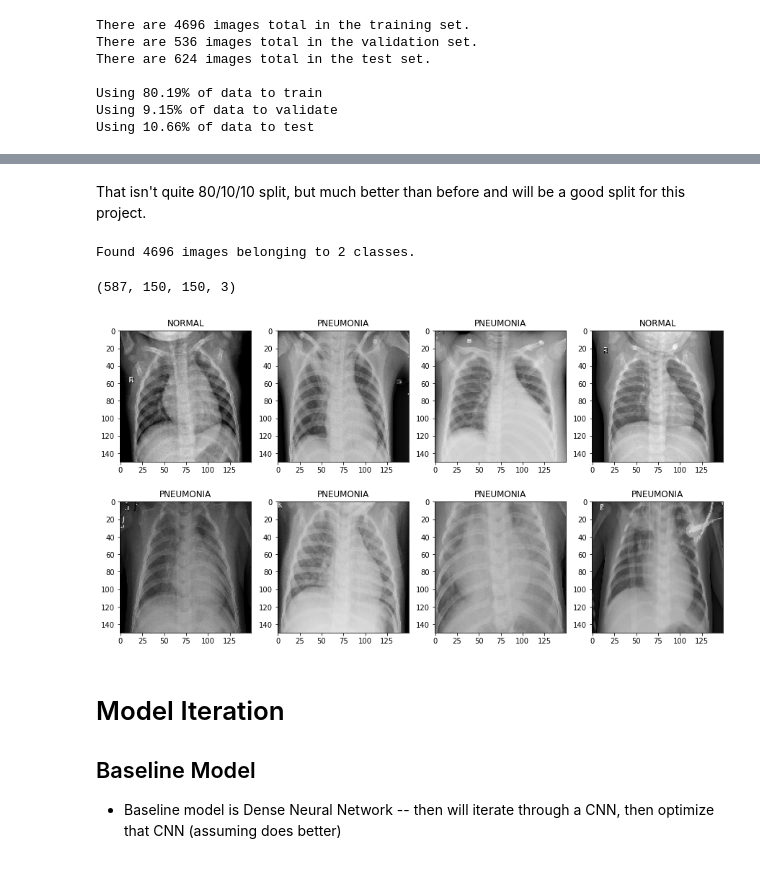
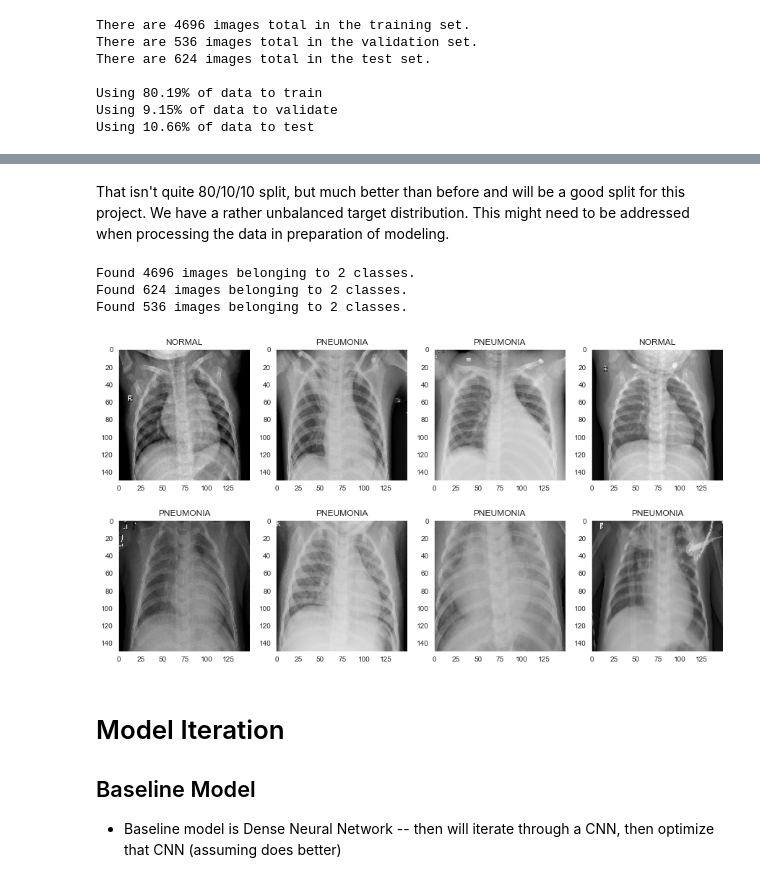
Before and after one commit to Bella3s/xray_image_classification, a Jupyter notebook: index.ipynb, the cells around one changed output, grey strips where cells are left out. Saved outputs shown, nothing was run; the diff lists cells and outputs as text; code cells hidden in the pictures.

Commit message:
model 2

```diff
--- a/index.ipynb
+++ b/index.ipynb
@@ -204,5 +236,5 @@ Using 10.66% of data to test
 # %% [markdown]
-That isn't quite 80/10/10 split, but much better than before and will be a good split for this project.
+That isn't quite 80/10/10 split, but much better than before and will be a good split for this project.  We have a rather unbalanced target distribution.  This might need to be addressed when processing the data in preparation of modeling.
 # %%
 # take a look at some images
 
@@ -223,14 +255,16 @@ train_generator = train_datagen.flow_from_directory(train_dir,
                                                     # target is binary
                                                     class_mode='binary')
 
-#val_generator = val_datagen.flow_from_directory(val_dir,
-#                                                target_size=(150,150),
-#                                                batch_size=67,
-#                                                class_mode='binary')
+val_generator = val_datagen.flow_from_directory(val_dir,
+                                                target_size=(150,150),
+                                                batch_size=67,
+                                                class_mode='binary')
 
-#test_generator = test_datagen.flow_from_directory(test_dir,
-#                                                  target_size=(150,150),
-#                                                  batch_size=78,
-#                                                  class_mode='binary')
+test_generator = test_datagen.flow_from_directory(test_dir,
+                                                  target_size=(150,150),
+                                                  batch_size=78,
+                                                  class_mode='binary')
 # %% [output]
 Found 4696 images belonging to 2 classes.
+Found 624 images belonging to 2 classes.
+Found 536 images belonging to 2 classes.
@@ -242,21 +271,39 @@ train_images, train_labels = next(train_generator)
-# %%
-train_images.shape
-# %% [output]
-(587, 150, 150, 3)
+# %%
+# Create a data sets
+## Warning!  This cell might take some time to run
+train_images = []
+train_labels = []
+val_images = []
+val_labels = []
+test_images = []
+test_labels = []
+
+for batch in range(8):
+    train_i, train_l = next(train_generator)
+    train_images.append(train_i)
+    train_labels.append(train_l)
+
+    val_i, val_l = next(val_generator)
+    val_images.append(val_i)
+    val_labels.append(val_l)
+
+    test_i, test_l = next(test_generator)
+    test_images.append(test_i)
+    test_labels.append(test_l)
 # %%
 fig, axes = plt.subplots(ncols=4, nrows=2, figsize=(15,8))
 classes = list(train_generator.class_indices.keys())
 
 for i in range(8):
     row = i // 4
     col = i % 4
     ax = axes[row, col]
 
-    ax.imshow(train_images[i])
-    label = int(train_labels[i])
+    ax.imshow(train_images[0][i])
+    label = int(train_labels[0][i])
     ax.set_title(classes[label])
 # %% [output]
-[figure, old version]
+[figure, new version]
 # %% [markdown]
 # Model Iteration
 
```
Also changed, not shown: parts of 32 cells of this notebook.
